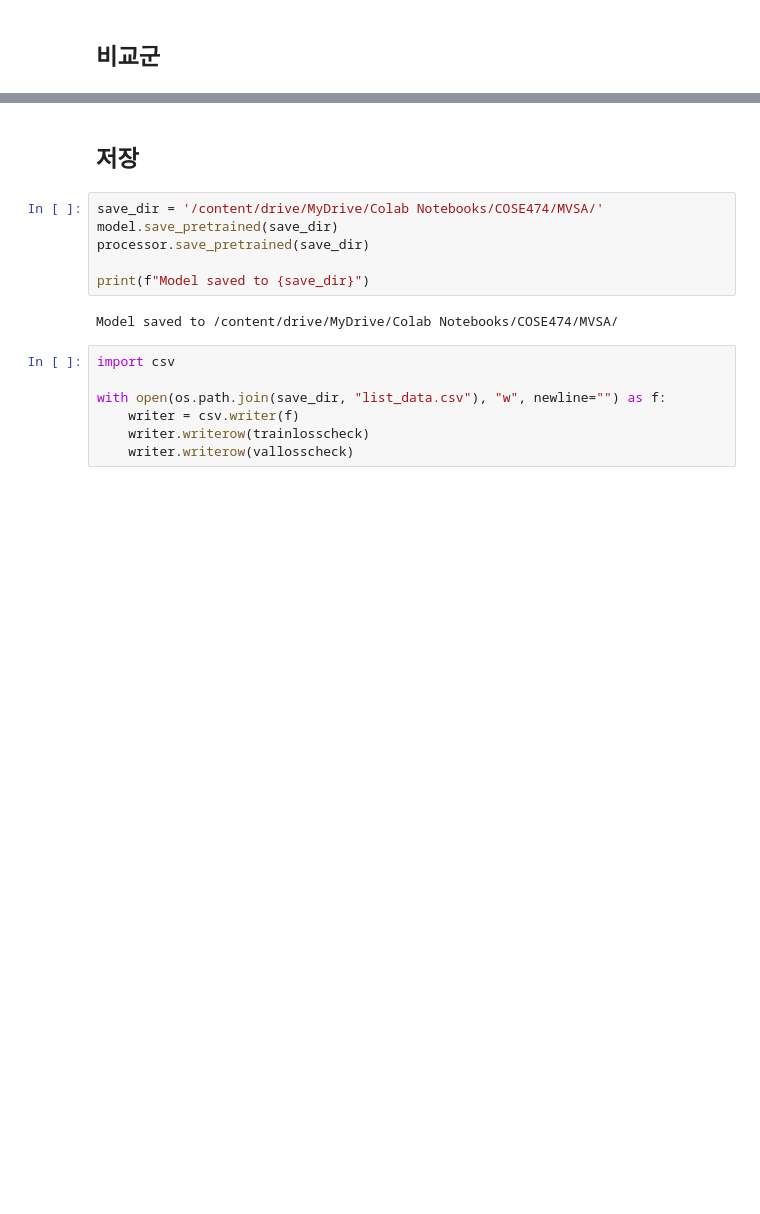
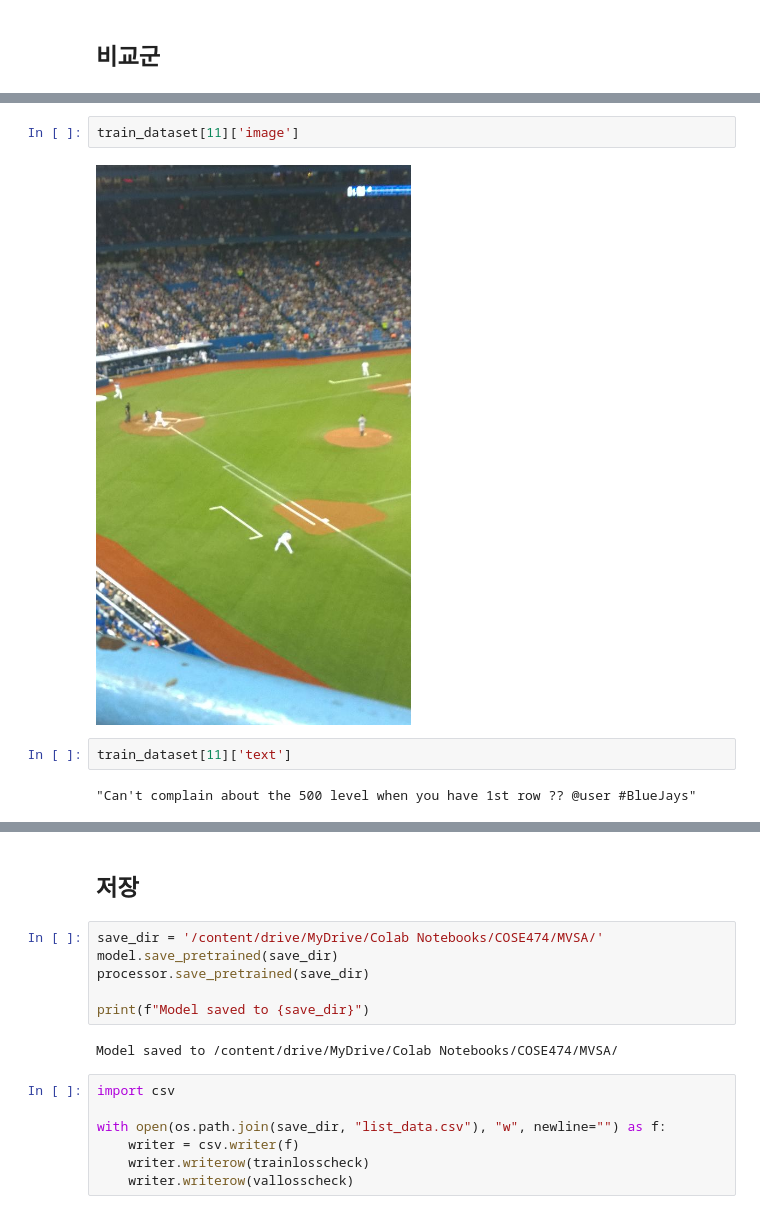
Before and after one commit to blueid13/20242R0136COSE47402, a Jupyter notebook: FinalProject/project.ipynb, the cells around one changed output, grey strips where cells are left out. Cells and saved outputs as stored; diff of their text form; blank space fills up the shorter version.

```diff
--- a/FinalProject/project.ipynb
+++ b/FinalProject/project.ipynb
@@ -532,0 +588,8 @@ Loss: 4.4841
+# %%
+train_dataset[11]['image']
+# %% [output]
+[figure, added]
+# %%
+train_dataset[11]['text']
+# %% [output]
+"Can't complain about the 500 level when you have 1st row ?? @user #BlueJays"
```
Also changed, not shown: parts of 29 cells of this notebook.
